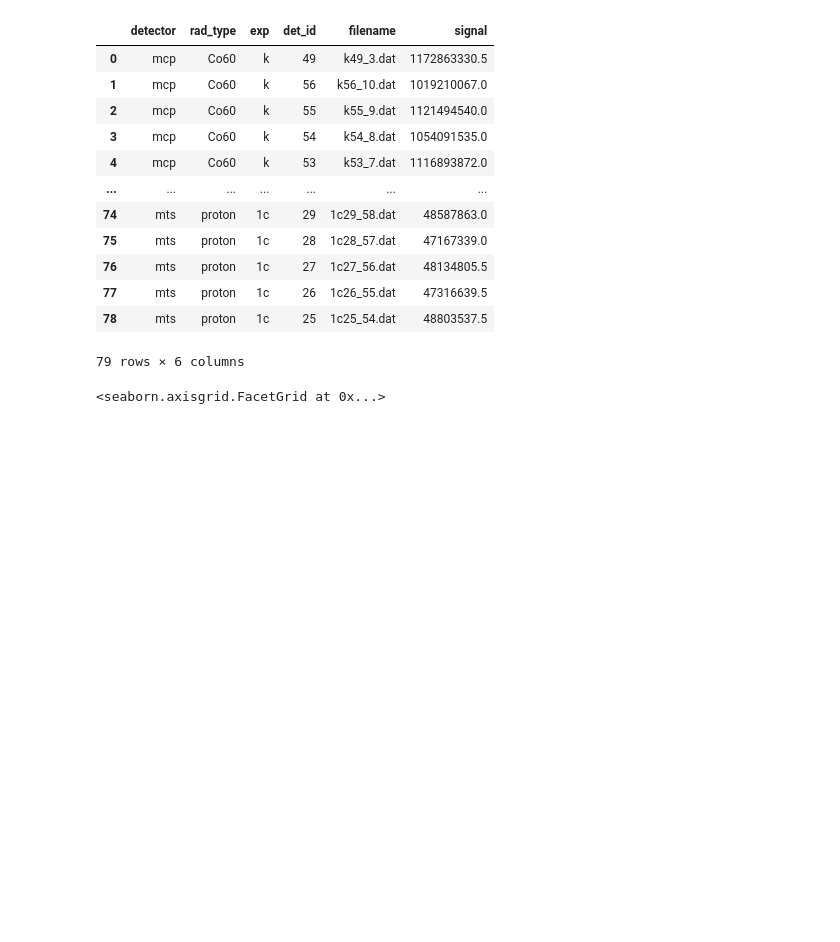
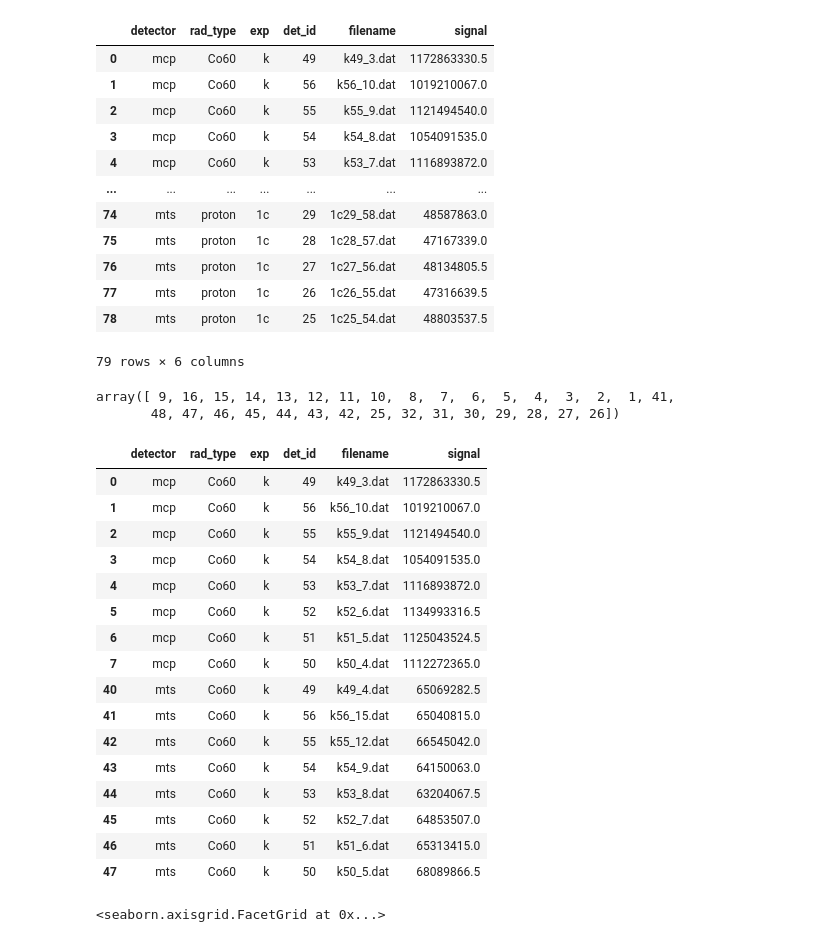
Before and after one commit to grzanka/tld_let_calibration, a Jupyter notebook: notebook/0.5-explore_data_dcpt.ipynb, the cells around one changed output. Cells and saved outputs as stored; diff of their text form; code cells hidden in the pictures; blank space fills up the shorter version.

```diff
--- a/notebook/0.5-explore_data_dcpt.ipynb
+++ b/notebook/0.5-explore_data_dcpt.ipynb
@@ -193,6 +194,31 @@ df
 | 77 | mts | proton | 1c | 26 | 1c26_55.dat | 47316639.5 |
 | 78 | mts | proton | 1c | 25 | 1c25_54.dat | 48803537.5 |
 79 rows × 6 columns
+# %%
+df[df.rad_type != radiation.Co60.name].det_id.unique()
+# %% [output]
+array([ 9, 16, 15, 14, 13, 12, 11, 10,  8,  7,  6,  5,  4,  3,  2,  1, 41,
+       48, 47, 46, 45, 44, 43, 42, 25, 32, 31, 30, 29, 28, 27, 26])
+# %%
+df[(df.det_id >= 49) & (df.det_id <= 56)]
+# %% [output]
+|  | detector | rad_type | exp | det_id | filename | signal |
+| 0 | mcp | Co60 | k | 49 | k49_3.dat | 1172863330.5 |
+| 1 | mcp | Co60 | k | 56 | k56_10.dat | 1019210067.0 |
+| 2 | mcp | Co60 | k | 55 | k55_9.dat | 1121494540.0 |
+| 3 | mcp | Co60 | k | 54 | k54_8.dat | 1054091535.0 |
+| 4 | mcp | Co60 | k | 53 | k53_7.dat | 1116893872.0 |
+| 5 | mcp | Co60 | k | 52 | k52_6.dat | 1134993316.5 |
+| 6 | mcp | Co60 | k | 51 | k51_5.dat | 1125043524.5 |
+| 7 | mcp | Co60 | k | 50 | k50_4.dat | 1112272365.0 |
+| 40 | mts | Co60 | k | 49 | k49_4.dat | 65069282.5 |
+| 41 | mts | Co60 | k | 56 | k56_15.dat | 65040815.0 |
+| 42 | mts | Co60 | k | 55 | k55_12.dat | 66545042.0 |
+| 43 | mts | Co60 | k | 54 | k54_9.dat | 64150063.0 |
+| 44 | mts | Co60 | k | 53 | k53_8.dat | 63204067.5 |
+| 45 | mts | Co60 | k | 52 | k52_7.dat | 64853507.0 |
+| 46 | mts | Co60 | k | 51 | k51_6.dat | 65313415.0 |
+| 47 | mts | Co60 | k | 50 | k50_5.dat | 68089866.5 |
 # %%
 sns.relplot(
     data=df,
```
Also changed, not shown: parts of 8 cells of this notebook, 6 other files.
